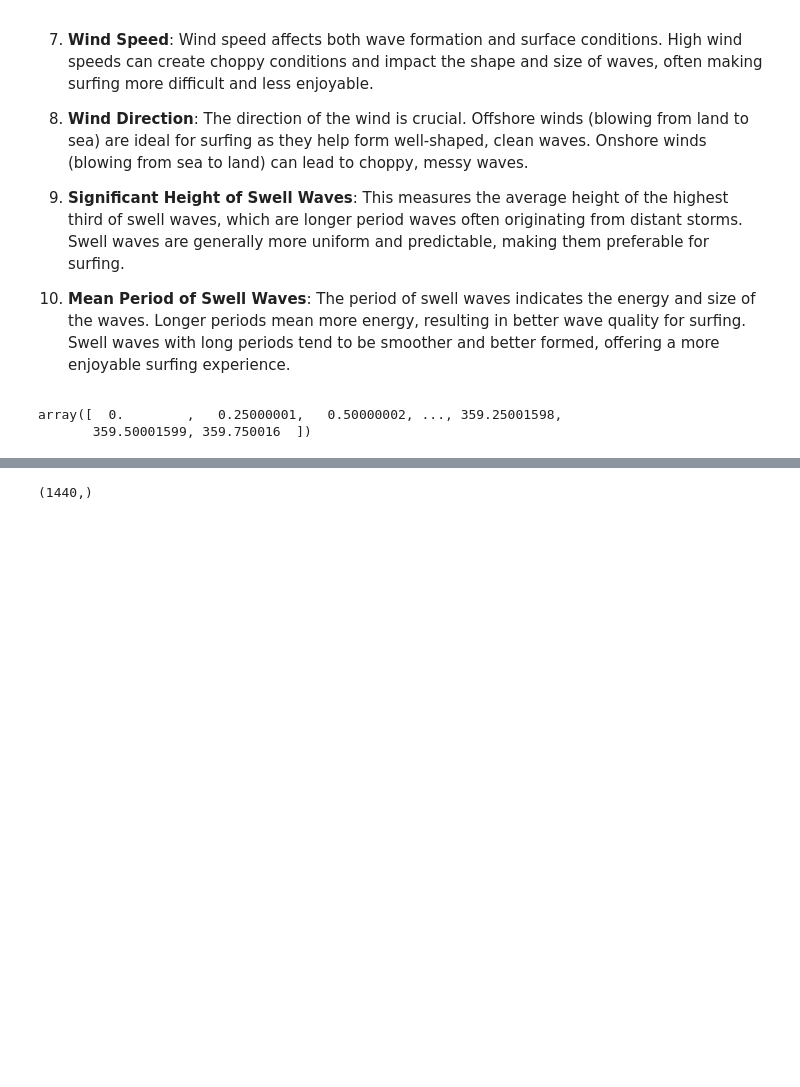
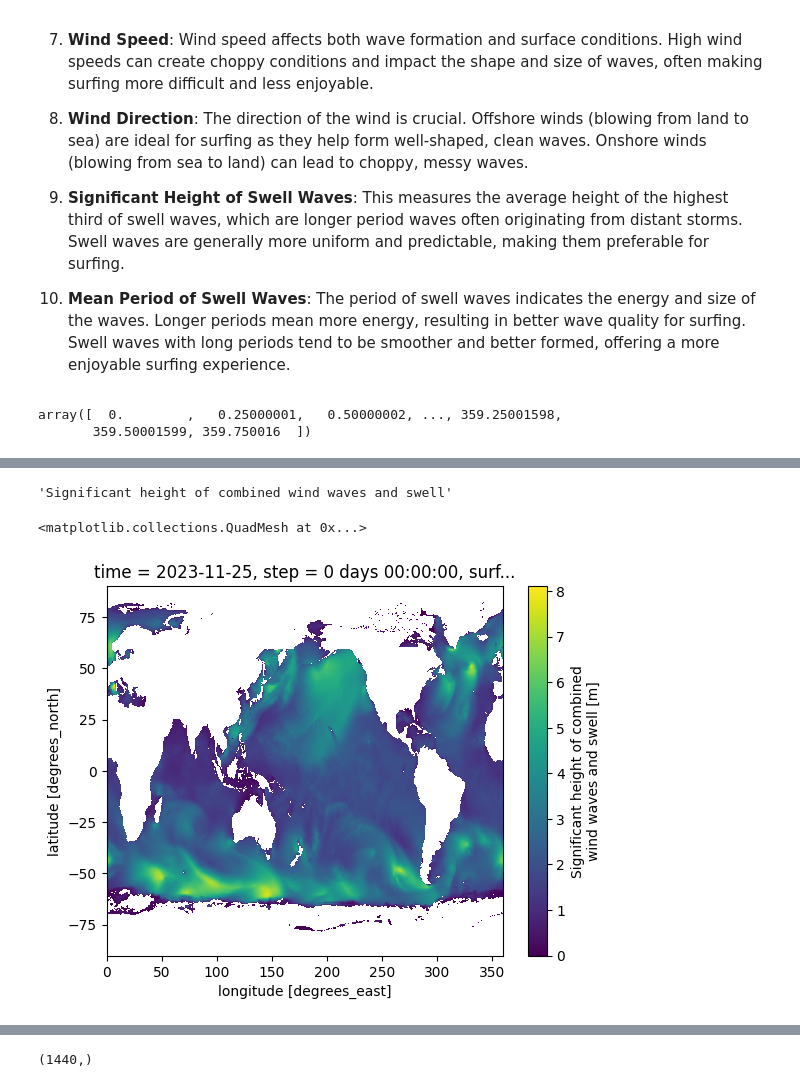
Before and after one commit to peterbull/bodhi-cast, a Jupyter notebook: swellmatrix.ipynb, the cells around one changed output, grey strips where cells are left out. Drawn from its saved outputs; the diff is of its cells as text; code cells hidden in the pictures; blank space fills up the shorter version.

Commit message:
add plots

```diff
--- a/swellmatrix.ipynb
+++ b/swellmatrix.ipynb
@@ -263,0 +304,9 @@ array([  0.        ,   0.25000001,   0.50000002, ..., 359.25001598,
+# %%
+ds.swh.GRIB_name
+# %% [output]
+'Significant height of combined wind waves and swell'
+# %%
+ds.swh.plot()
+# %% [output]
+<matplotlib.collections.QuadMesh at 0x...>
+[figure, added]
```
Also changed, not shown: parts of 16 cells of this notebook.
